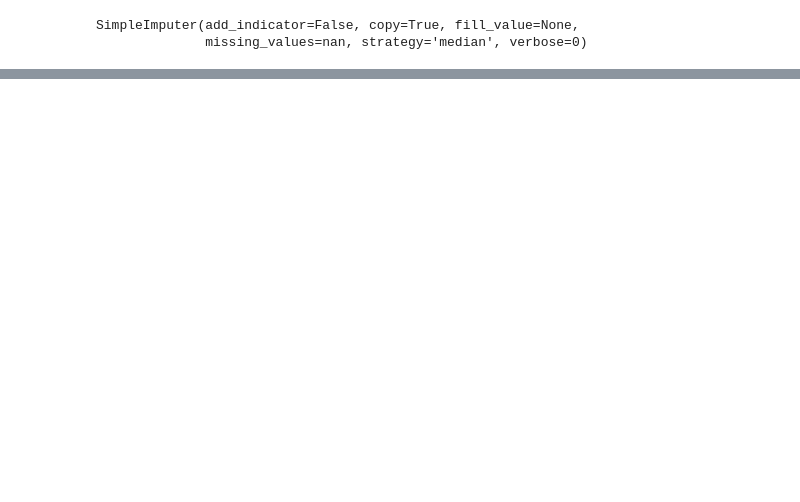
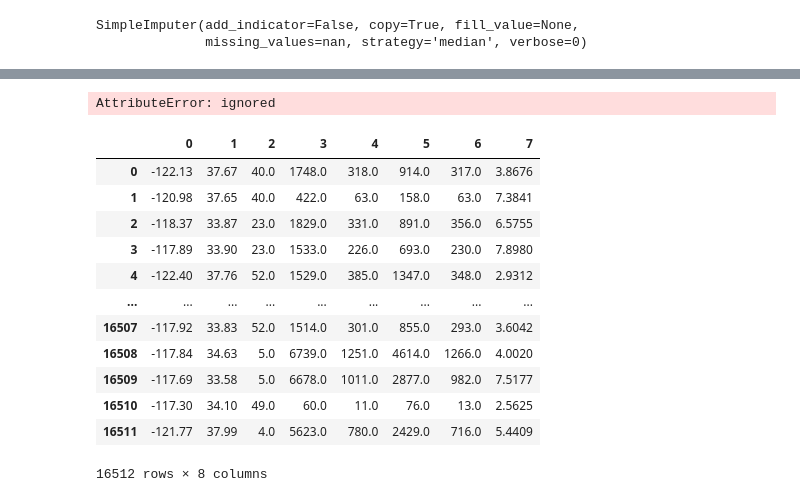
Before and after one commit to maron2ee/Machine-Learning, a Jupyter notebook: ml01.ipynb, the cells around one changed output, grey strips where cells are left out. Cells and saved outputs as stored; diff of their text form; code cells hidden in the pictures; blank space fills up the shorter version.

```diff
--- a/ml01.ipynb
+++ b/ml01.ipynb
@@ -335,0 +355,8 @@ array([-118.49   ,   34.26   ,   29.     , 2122.5    ,  434.     ,
+# %%
+# Scikit-learn 에서는 df.values -> array
+X_transformed = imputer.transform(X=housing_numeric)     # 중앙값으로 대체
+# transform() 메서드는 DF인 housing_numeric 의 값들로 이루어진 array를 찾음
+# housing_numeric.values
+# 찾은 array에서 NA들을 중앙값으로 대체
+# array를 리턴.
+X_transformed     #> numpy.ndarray 가 리턴됨! pandas.DataFrame 이 아님!
@@ -335,0 +377,22 @@ array([-118.49   ,   34.26   ,   29.     , 2122.5    ,  434.     ,
+# %%
+# numpy array 는 info 라는 메소드 없음 (info 메서드는 DataFrame 에서만 가능)
+X_transformed.info()
+# %% [output]
+AttributeError: ignored
+# %%
+X_transformed = pd.DataFrame(X_transformed)
+X_transformed     # 칼럼 이름 다 사라져버렸네
+# %% [output]
+|  | 0 | 1 | 2 | 3 | 4 | 5 | 6 | 7 |
+| 0 | -122.13 | 37.67 | 40.0 | 1748.0 | 318.0 | 914.0 | 317.0 | 3.8676 |
+| 1 | -120.98 | 37.65 | 40.0 | 422.0 | 63.0 | 158.0 | 63.0 | 7.3841 |
+| 2 | -118.37 | 33.87 | 23.0 | 1829.0 | 331.0 | 891.0 | 356.0 | 6.5755 |
+| 3 | -117.89 | 33.90 | 23.0 | 1533.0 | 226.0 | 693.0 | 230.0 | 7.8980 |
+| 4 | -122.40 | 37.76 | 52.0 | 1529.0 | 385.0 | 1347.0 | 348.0 | 2.9312 |
+| ... | ... | ... | ... | ... | ... | ... | ... | ... |
+| 16507 | -117.92 | 33.83 | 52.0 | 1514.0 | 301.0 | 855.0 | 293.0 | 3.6042 |
+| 16508 | -117.84 | 34.63 | 5.0 | 6739.0 | 1251.0 | 4614.0 | 1266.0 | 4.0020 |
+| 16509 | -117.69 | 33.58 | 5.0 | 6678.0 | 1011.0 | 2877.0 | 982.0 | 7.5177 |
+| 16510 | -117.30 | 34.10 | 49.0 | 60.0 | 11.0 | 76.0 | 13.0 | 2.5625 |
+| 16511 | -121.77 | 37.99 | 4.0 | 5623.0 | 780.0 | 2429.0 | 716.0 | 5.4409 |
+16512 rows × 8 columns
```
Also changed, not shown: parts of 75 cells of this notebook.
